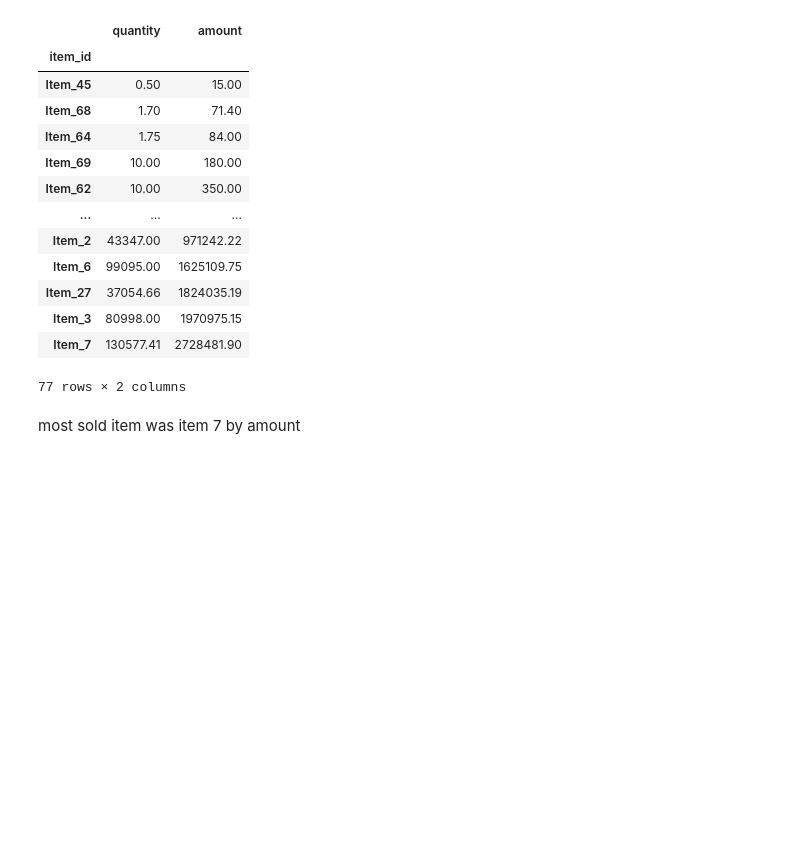
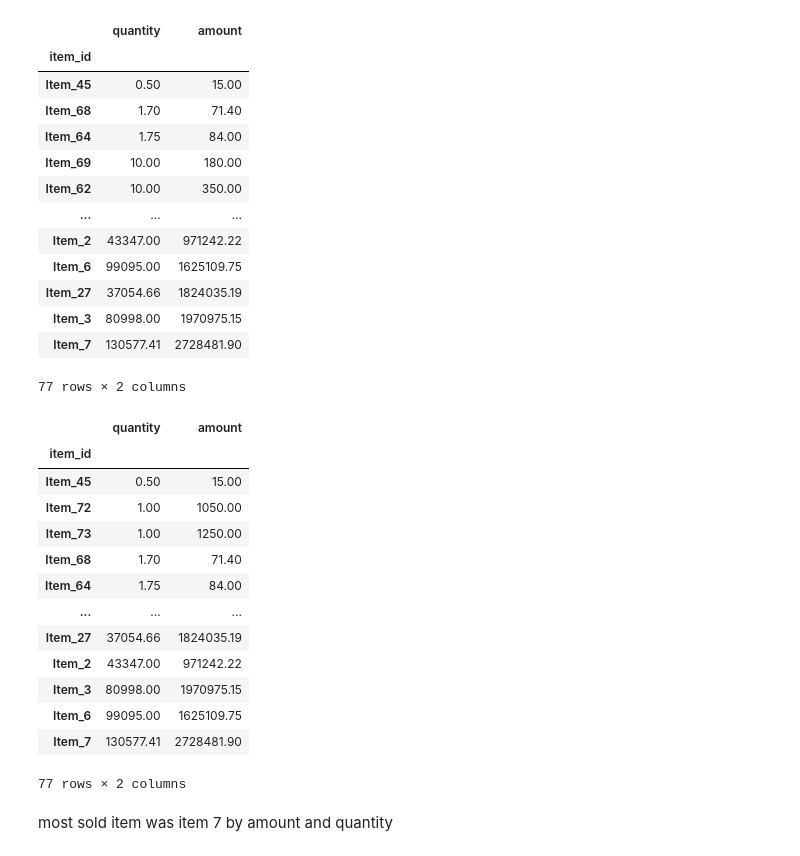
Before and after one commit to sivansh11/Automation-Ai-4, a Jupyter notebook: eda.ipynb, the cells around one changed output. Saved outputs shown, nothing was run; the diff lists cells and outputs as text; code cells hidden in the pictures; blank space fills up the shorter version.

```diff
--- a/eda.ipynb
+++ b/eda.ipynb
@@ -94,5 +94,22 @@ df.groupby('item_id').sum().sort_values('amount').drop('Vrh_No', axis=1)
 | Item_3 | 80998.00 | 1970975.15 |
 | Item_7 | 130577.41 | 2728481.90 |
 77 rows × 2 columns
+# %%
+df.groupby('item_id').sum().sort_values('quantity').drop(['Vrh_No', 'price_per_unit'], axis=1)
+# %% [output]
+|  | quantity | amount |
+| item_id |  |  |
+| Item_45 | 0.50 | 15.00 |
+| Item_72 | 1.00 | 1050.00 |
+| Item_73 | 1.00 | 1250.00 |
+| Item_68 | 1.70 | 71.40 |
+| Item_64 | 1.75 | 84.00 |
+| ... | ... | ... |
+| Item_27 | 37054.66 | 1824035.19 |
+| Item_2 | 43347.00 | 971242.22 |
+| Item_3 | 80998.00 | 1970975.15 |
+| Item_6 | 99095.00 | 1625109.75 |
+| Item_7 | 130577.41 | 2728481.90 |
+77 rows × 2 columns
 # %% [markdown]
-most sold item was item 7 by amount
+most sold item was item 7 by amount and quantity
```
Also changed, not shown: parts of 6 cells of this notebook, 4 other files.
